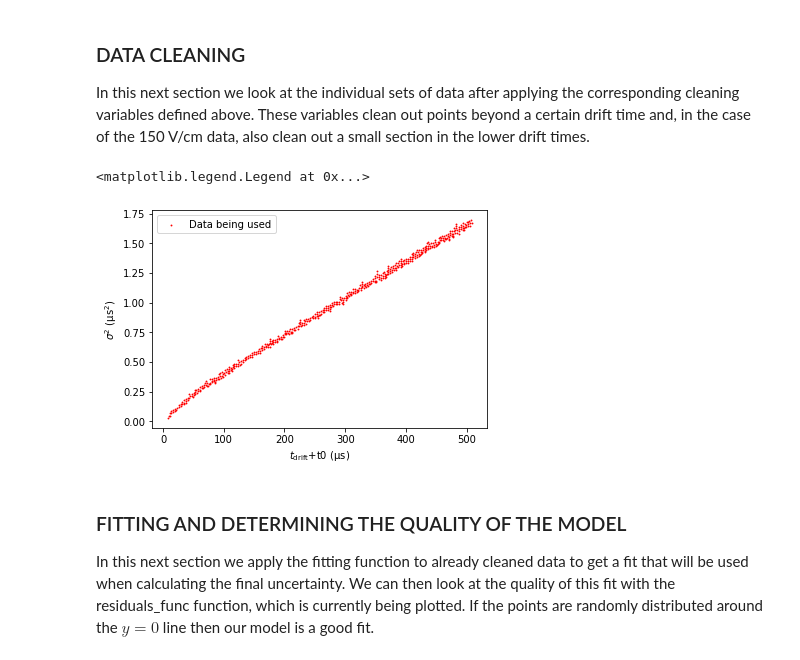
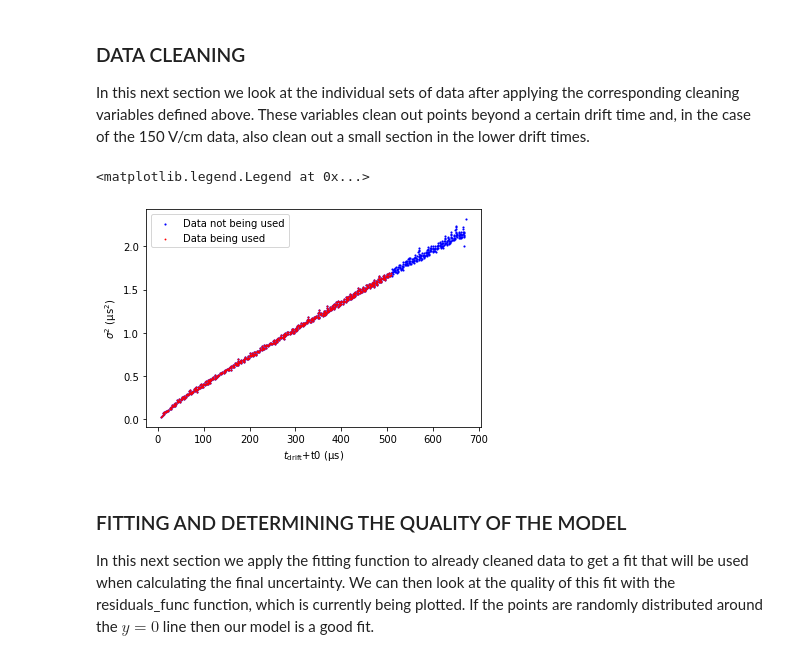
Before and after one commit to andrewmogan/difflar, a Jupyter notebook: python/notebooks/Coulomb_Repulsion_Study.ipynb, the cells around one changed output. Cells and saved outputs as stored; diff of their text form; code cells hidden in the pictures.

```diff
--- a/python/notebooks/Coulomb_Repulsion_Study.ipynb
+++ b/python/notebooks/Coulomb_Repulsion_Study.ipynb
@@ -45,9 +45,9 @@ t_A = 92.3
 t_C = 851.1
 
 ### CHANGE TO PERSONAL DIRECTORY FOR DATA ###
-data_list = ["data/Variance_vs_drift_time_100_V_per_cm.csv",
-            "data/Variance_vs_drift_time_100_V_per_cm.csv",
-            "data/Variance_vs_drift_time_100_V_per_cm.csv"]
+data_list = ["/home/sebastian/Downloads/Variance_vs_drift_time_100_V_per_cm.csv",
+            "/home/sebastian/Downloads/Variance_vs_drift_time_150_V_per_cm.csv",
+            "/home/sebastian/Downloads/Variance_vs_drift_time_200_V_per_cm.csv"]
 
 num_of_points_excluding_t_C_in_RB_calc = 6
 
@@ -376,22 +376,22 @@ In this next section we look at the individual sets of data after applying the c
 # %%
 ##################################################
 # LOOKING AT DATA SETS FOR CLEANING AND ANALYSIS #
 ##################################################
 
 data = cleaning_func(data_list[0])
 
 x_data = data[0]
 y_data = data[1]
 
-# plt.scatter(x_axis, y_axis, color='blue', marker='.', s=5, label='Data not being used')
+plt.scatter(x_axis_V_per_cm_100, y_axis_V_per_cm_100, color='blue', marker='.', s=5, label='Data not being used')
 plt.scatter(x_data, y_data, color='red', marker='.', s=3, label='Data being used')
 plt.ylabel('$\sigma^2$ (µs$^2$)')
 plt.xlabel('$t_{\mathrm{drift}}$$+$t0 (µs)')
 plt.legend()
 # plt.savefig('Data_cleaning')
 # %% [output]
 <matplotlib.legend.Legend at 0x...>
-[figure, old version]
+[figure, new version]
 # %% [markdown]
 ### FITTING AND DETERMINING THE QUALITY OF THE MODEL ###
 
```
